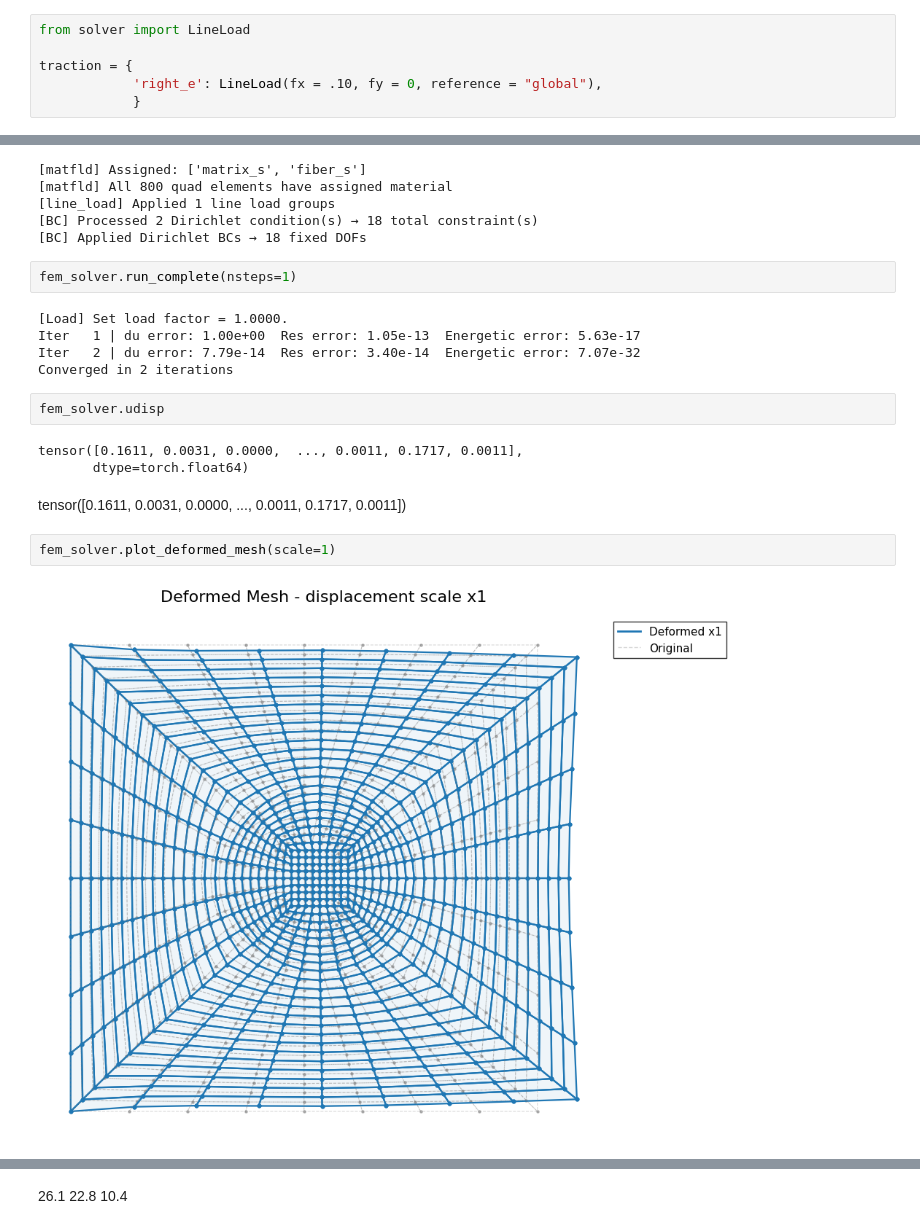
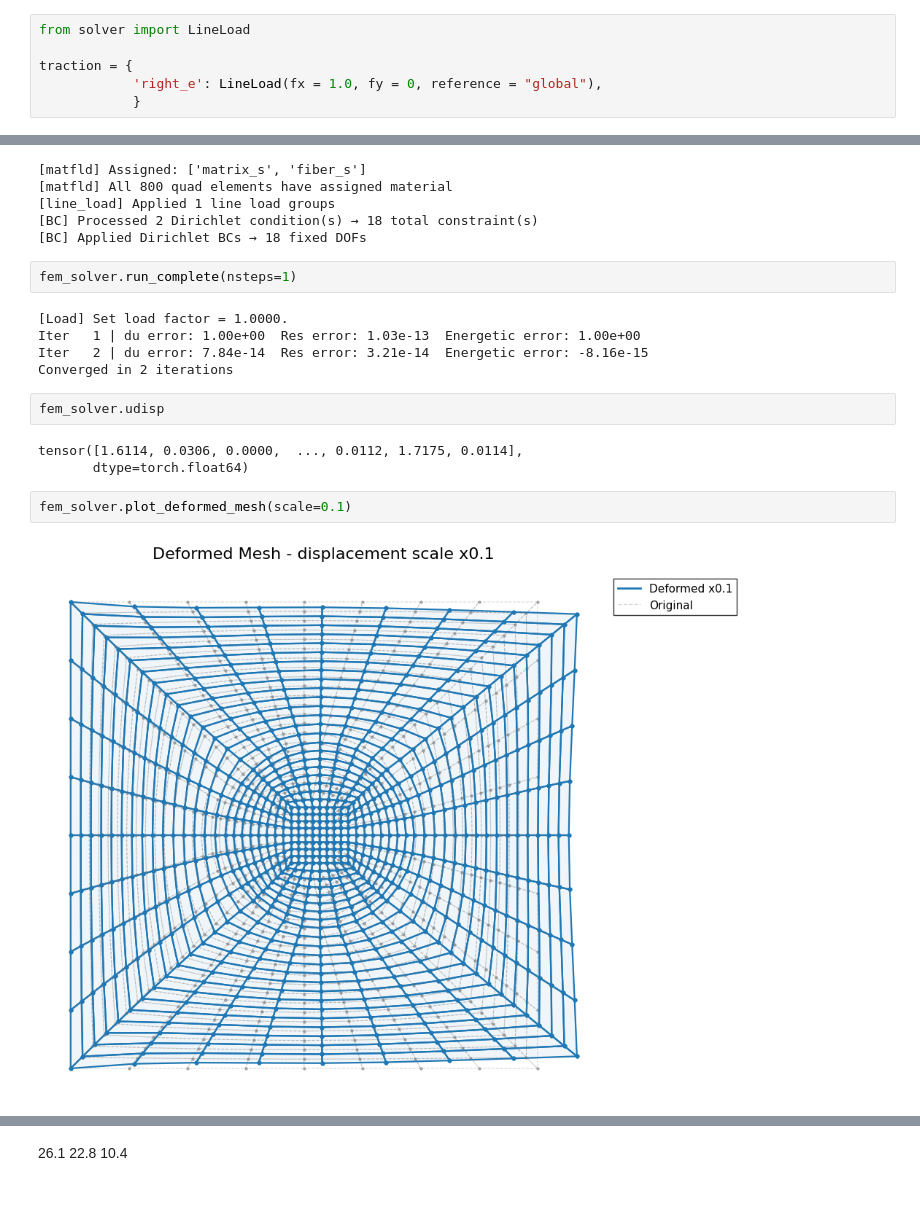
Before and after one commit to bdesia/feinn_project, a Jupyter notebook: notebooks/FEINN_example3/E3_RVE.ipynb, the cells around one changed output, grey strips where cells are left out. Saved outputs shown, nothing was run; the diff lists cells and outputs as text; blank space fills up the shorter version.

```diff
--- a/notebooks/FEINN_example3/E3_RVE.ipynb
+++ b/notebooks/FEINN_example3/E3_RVE.ipynb
@@ -49,7 +67,7 @@ matfield = {'matrix_s': soft,
 from solver import LineLoad
 
 traction = {
-            'right_e': LineLoad(fx = .10, fy = 0, reference = "global"),
+            'right_e': LineLoad(fx = 1.0, fy = 0, reference = "global"),
             }
 # %% [markdown]
 ### Model
@@ -72,20 +90,18 @@ fem_solver = NFEA(mesh = mesh,
 fem_solver.run_complete(nsteps=1)
 # %% [output]
 [Load] Set load factor = 1.0000.
-Iter   1 | du error: 1.00e+00  Res error: 1.05e-13  Energetic error: 5.63e-17
-Iter   2 | du error: 7.79e-14  Res error: 3.40e-14  Energetic error: 7.07e-32
+Iter   1 | du error: 1.00e+00  Res error: 1.03e-13  Energetic error: 1.00e+00
+Iter   2 | du error: 7.84e-14  Res error: 3.21e-14  Energetic error: -8.16e-15
 Converged in 2 iterations
 # %%
 fem_solver.udisp
 # %% [output]
-tensor([0.1611, 0.0031, 0.0000,  ..., 0.0011, 0.1717, 0.0011],
+tensor([1.6114, 0.0306, 0.0000,  ..., 0.0112, 1.7175, 0.0114],
        dtype=torch.float64)
-# %% [markdown]
-tensor([0.1611, 0.0031, 0.0000,  ..., 0.0011, 0.1717, 0.0011])
 # %%
-fem_solver.plot_deformed_mesh(scale=1)
+fem_solver.plot_deformed_mesh(scale=0.1)
 # %% [output]
-[figure, old version]
+[figure, new version]
 # %%
 from solver import FEINN
 from nn_models import mFCNet, FCResNet
```
Also changed, not shown: parts of 16 cells of this notebook, 5 other files.
